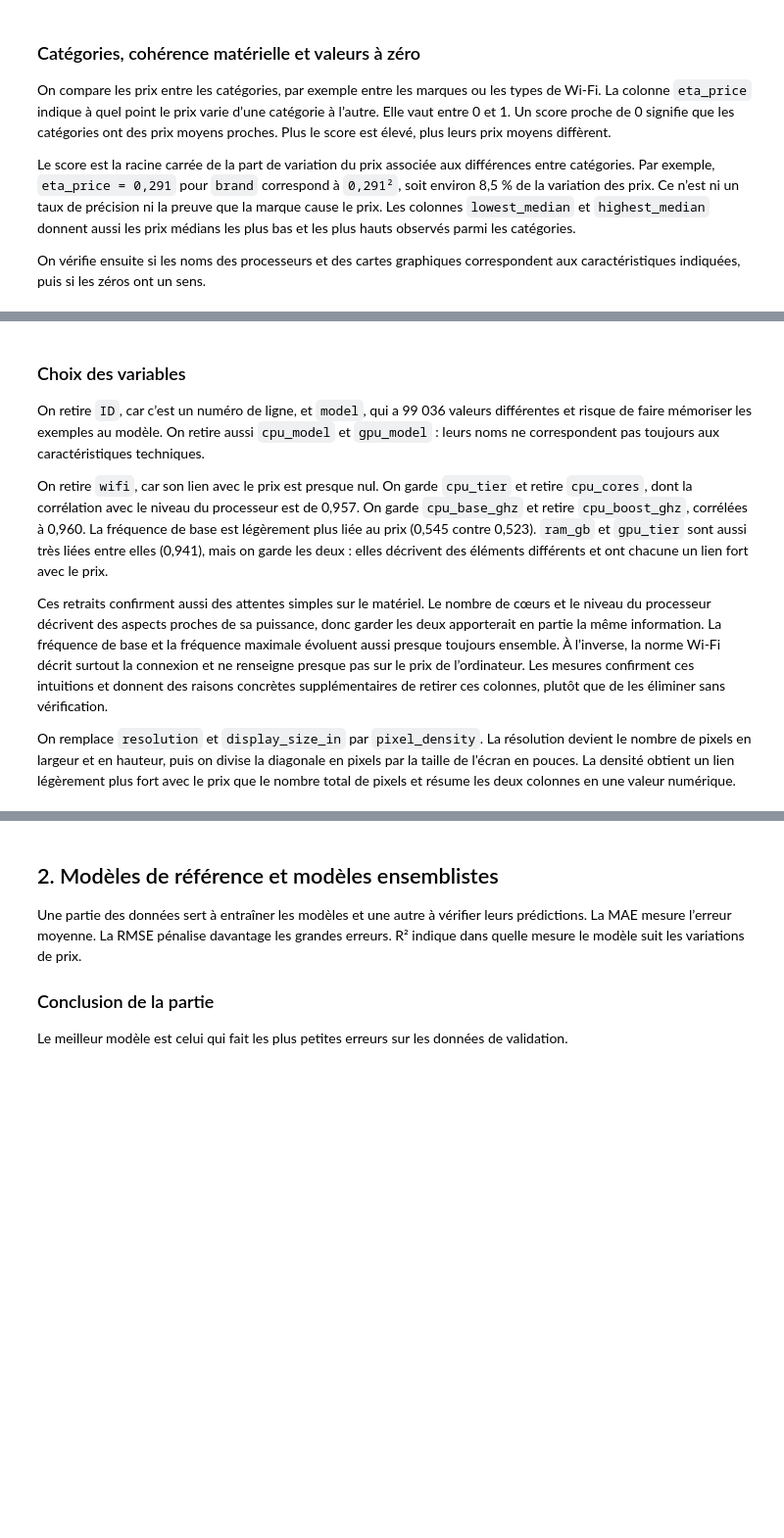
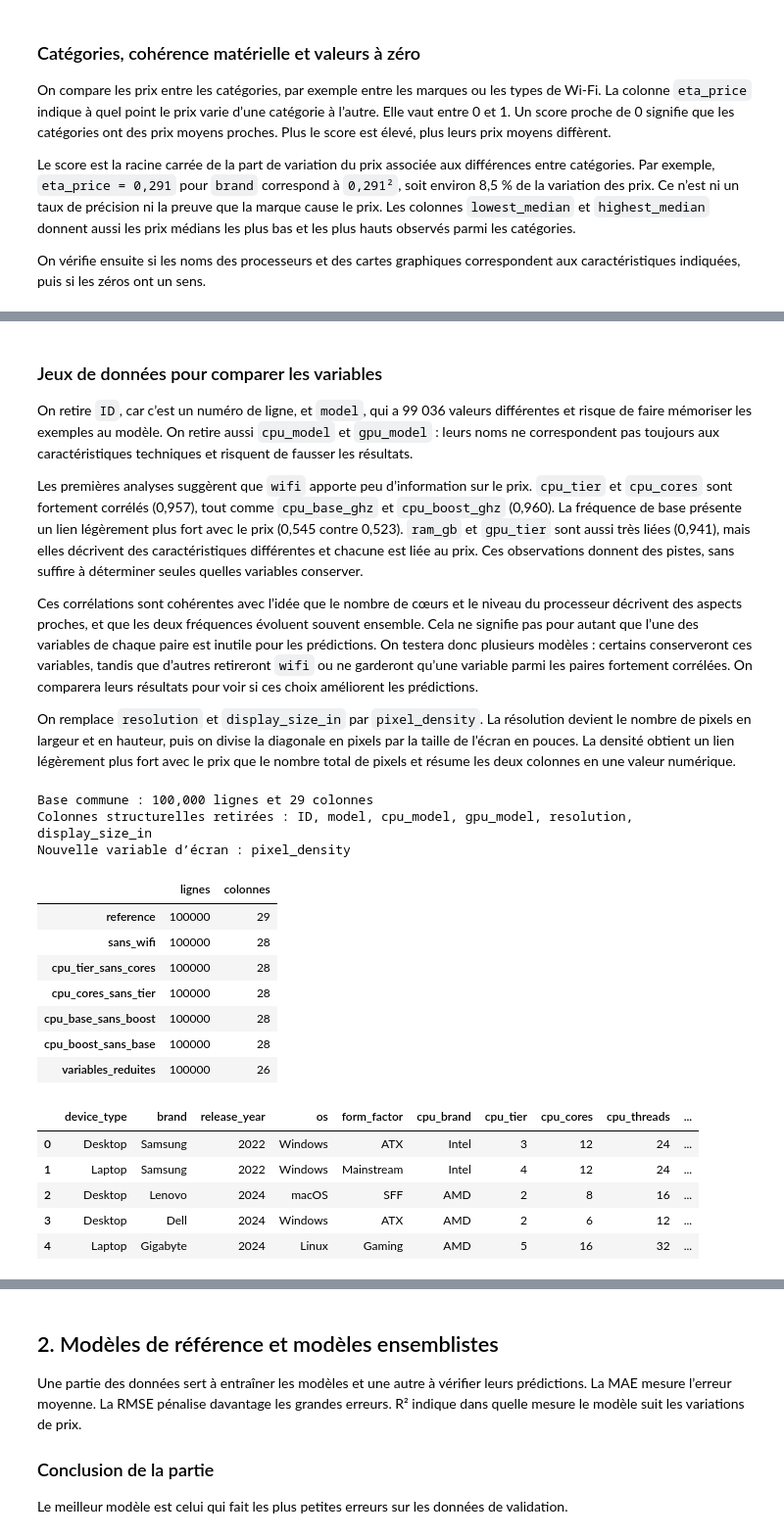
Before and after one commit to ImagineYoureAFrog/Laptop-Price, a Jupyter notebook: computer_prices_2025.ipynb, the cells around one changed output, grey strips where cells are left out. Shown at 98% size. Drawn from its saved outputs; the diff is of its cells as text; code cells hidden in the pictures; blank space fills up the shorter version.

```diff
--- a/computer_prices_2025.ipynb
+++ b/computer_prices_2025.ipynb
@@ -391,23 +389,63 @@ Les combinaisons CPU et GPU testées sont moins liées au prix que les variables
 # %% [markdown]
-### Choix des variables
+### Jeux de données pour comparer les variables
 
-On retire `ID`, car c’est un numéro de ligne, et `model`, qui a 99 036 valeurs différentes et risque de faire mémoriser les exemples au modèle. On retire aussi `cpu_model` et `gpu_model` : leurs noms ne correspondent pas toujours aux caractéristiques techniques.
+On retire `ID`, car c’est un numéro de ligne, et `model`, qui a 99 036 valeurs différentes et risque de faire mémoriser les exemples au modèle. On retire aussi `cpu_model` et `gpu_model` : leurs noms ne correspondent pas toujours aux caractéristiques techniques et risquent de fausser les résultats.
 
-On retire `wifi`, car son lien avec le prix est presque nul. On garde `cpu_tier` et retire `cpu_cores`, dont la corrélation avec le niveau du processeur est de 0,957. On garde `cpu_base_ghz` et retire `cpu_boost_ghz`, corrélées à 0,960. La fréquence de base est légèrement plus liée au prix (0,545 contre 0,523). `ram_gb` et `gpu_tier` sont aussi très liées entre elles (0,941), mais on garde les deux : elles décrivent des éléments différents et ont chacune un lien fort avec le prix.
+Les premières analyses suggèrent que `wifi` apporte peu d’information sur le prix. `cpu_tier` et `cpu_cores` sont fortement corrélés (0,957), tout comme `cpu_base_ghz` et `cpu_boost_ghz` (0,960). La fréquence de base présente un lien légèrement plus fort avec le prix (0,545 contre 0,523). `ram_gb` et `gpu_tier` sont aussi très liées (0,941), mais elles décrivent des caractéristiques différentes et chacune est liée au prix. Ces observations donnent des pistes, sans suffire à déterminer seules quelles variables conserver.
 
-Ces retraits confirment aussi des attentes simples sur le matériel. Le nombre de cœurs et le niveau du processeur décrivent des aspects proches de sa puissance, donc garder les deux apporterait en partie la même information. La fréquence de base et la fréquence maximale évoluent aussi presque toujours ensemble. À l’inverse, la norme Wi-Fi décrit surtout la connexion et ne renseigne presque pas sur le prix de l’ordinateur. Les mesures confirment ces intuitions et donnent des raisons concrètes supplémentaires de retirer ces colonnes, plutôt que de les éliminer sans vérification.
+Ces corrélations sont cohérentes avec l’idée que le nombre de cœurs et le niveau du processeur décrivent des aspects proches, et que les deux fréquences évoluent souvent ensemble. Cela ne signifie pas pour autant que l’une des variables de chaque paire est inutile pour les prédictions. On testera donc plusieurs modèles : certains conserveront ces variables, tandis que d’autres retireront `wifi` ou ne garderont qu’une variable parmi les paires fortement corrélées. On comparera leurs résultats pour voir si ces choix améliorent les prédictions.
 
 On remplace `resolution` et `display_size_in` par `pixel_density`. La résolution devient le nombre de pixels en largeur et en hauteur, puis on divise la diagonale en pixels par la taille de l’écran en pouces. La densité obtient un lien légèrement plus fort avec le prix que le nombre total de pixels et résume les deux colonnes en une valeur numérique.
 # %%
-train["pixel_density"] = pixel_density
+resolution_parts = train["resolution"].str.extract(r"^(\d+)\s*[xX×]\s*(\d+)$")
+if resolution_parts.isna().any().any():
+    raise ValueError("Certaines résolutions ne sont pas au format largeur x hauteur.")
+resolution_width = resolution_parts[0].astype(int)
+resolution_height = resolution_parts[1].astype(int)
+pixel_density = np.sqrt(resolution_width**2 + resolution_height**2) / train["display_size_in"]
 columns_to_remove = [
-    "ID", "model", "cpu_model", "gpu_model", "wifi",
-    "cpu_cores", "cpu_boost_ghz", "resolution", "display_size_in",
+    "ID", "model", "cpu_model", "gpu_model",
+    "resolution", "display_size_in",
 ]
-train = train.drop(columns=columns_to_remove)
+base_dataset = train.drop(columns=columns_to_remove).copy()
+base_dataset["pixel_density"] = pixel_density
 
-print(f"Dimensions après sélection : {train.shape[0]:,} lignes et {train.shape[1]} colonnes")
-print(f"Colonnes retirées : {', '.join(columns_to_remove)}")
+datasets = {
+    "reference": base_dataset.copy(),
+    "sans_wifi": base_dataset.drop(columns=["wifi"]),
+    "cpu_tier_sans_cores": base_dataset.drop(columns=["cpu_cores"]),
+    "cpu_cores_sans_tier": base_dataset.drop(columns=["cpu_tier"]),
+    "cpu_base_sans_boost": base_dataset.drop(columns=["cpu_boost_ghz"]),
+    "cpu_boost_sans_base": base_dataset.drop(columns=["cpu_base_ghz"]),
+    "variables_reduites": base_dataset.drop(
+        columns=["wifi", "cpu_cores", "cpu_boost_ghz"]
+    ),
+}
+
+print(f"Base commune : {base_dataset.shape[0]:,} lignes et {base_dataset.shape[1]} colonnes")
+print(f"Colonnes structurelles retirées : {', '.join(columns_to_remove)}")
 print("Nouvelle variable d’écran : pixel_density")
-display(train.head())
+display(pd.DataFrame({
+    "lignes": {name: dataset.shape[0] for name, dataset in datasets.items()},
+    "colonnes": {name: dataset.shape[1] for name, dataset in datasets.items()},
+}))
+display(datasets["reference"].head())
+# %% [output]
+Base commune : 100,000 lignes et 29 colonnes
+Colonnes structurelles retirées : ID, model, cpu_model, gpu_model, resolution, display_size_in
+Nouvelle variable d’écran : pixel_density
+|  | lignes | colonnes |
+| reference | 100000 | 29 |
+| sans_wifi | 100000 | 28 |
+| cpu_tier_sans_cores | 100000 | 28 |
+| cpu_cores_sans_tier | 100000 | 28 |
+| cpu_base_sans_boost | 100000 | 28 |
+| cpu_boost_sans_base | 100000 | 28 |
+| variables_reduites | 100000 | 26 |
+|  | device_type | brand | release_year | os | form_factor | cpu_brand | cpu_tier | cpu_cores | cpu_threads | ... |
+| 0 | Desktop | Samsung | 2022 | Windows | ATX | Intel | 3 | 12 | 24 | ... |
+| 1 | Laptop | Samsung | 2022 | Windows | Mainstream | Intel | 4 | 12 | 24 | ... |
+| 2 | Desktop | Lenovo | 2024 | macOS | SFF | AMD | 2 | 8 | 16 | ... |
+| 3 | Desktop | Dell | 2024 | Windows | ATX | AMD | 2 | 6 | 12 | ... |
+| 4 | Laptop | Gigabyte | 2024 | Linux | Gaming | AMD | 5 | 16 | 32 | ... |
 # %% [markdown]
```
Also changed, not shown: parts of 6 cells of this notebook, 1 other file.
